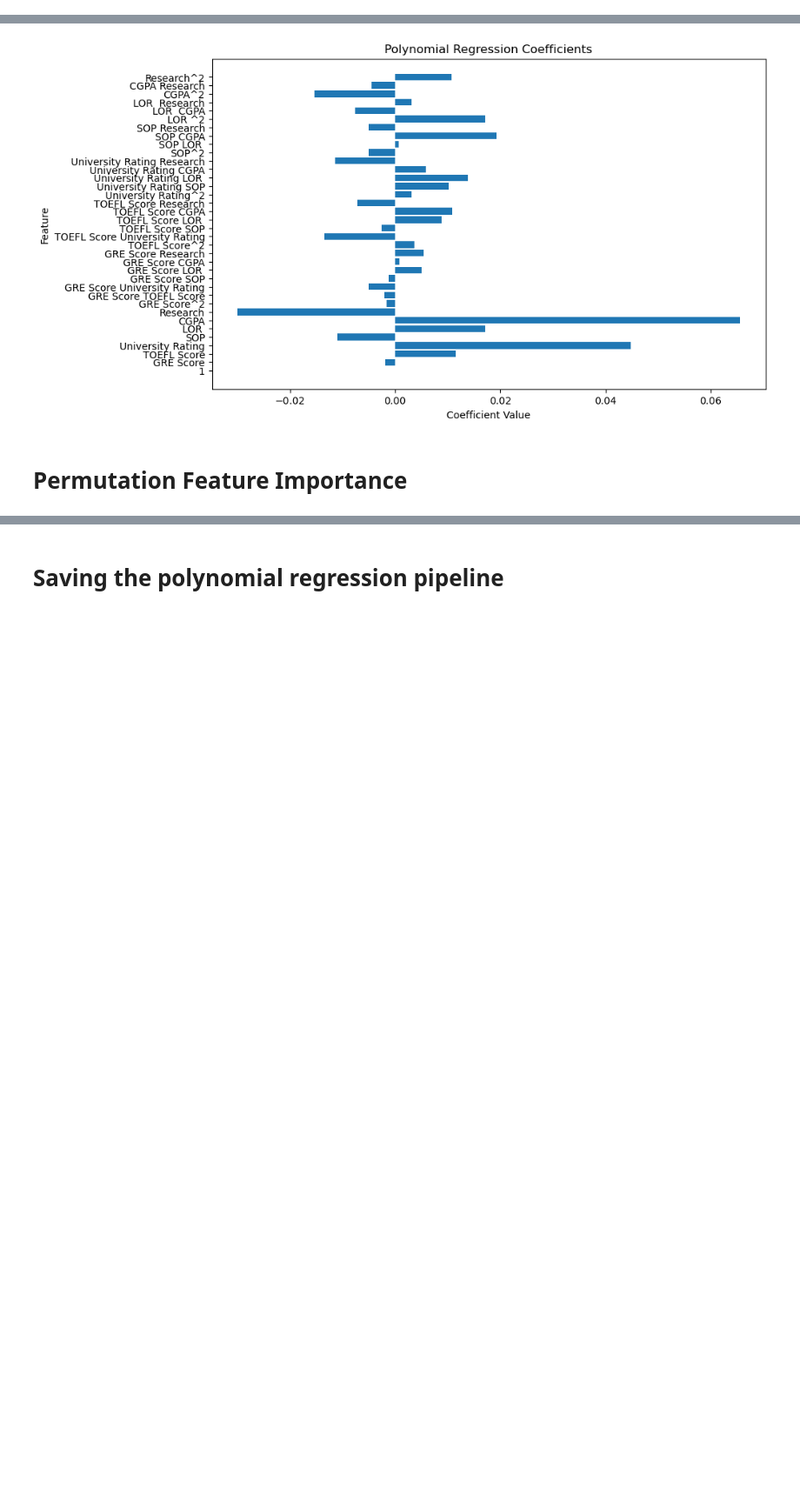
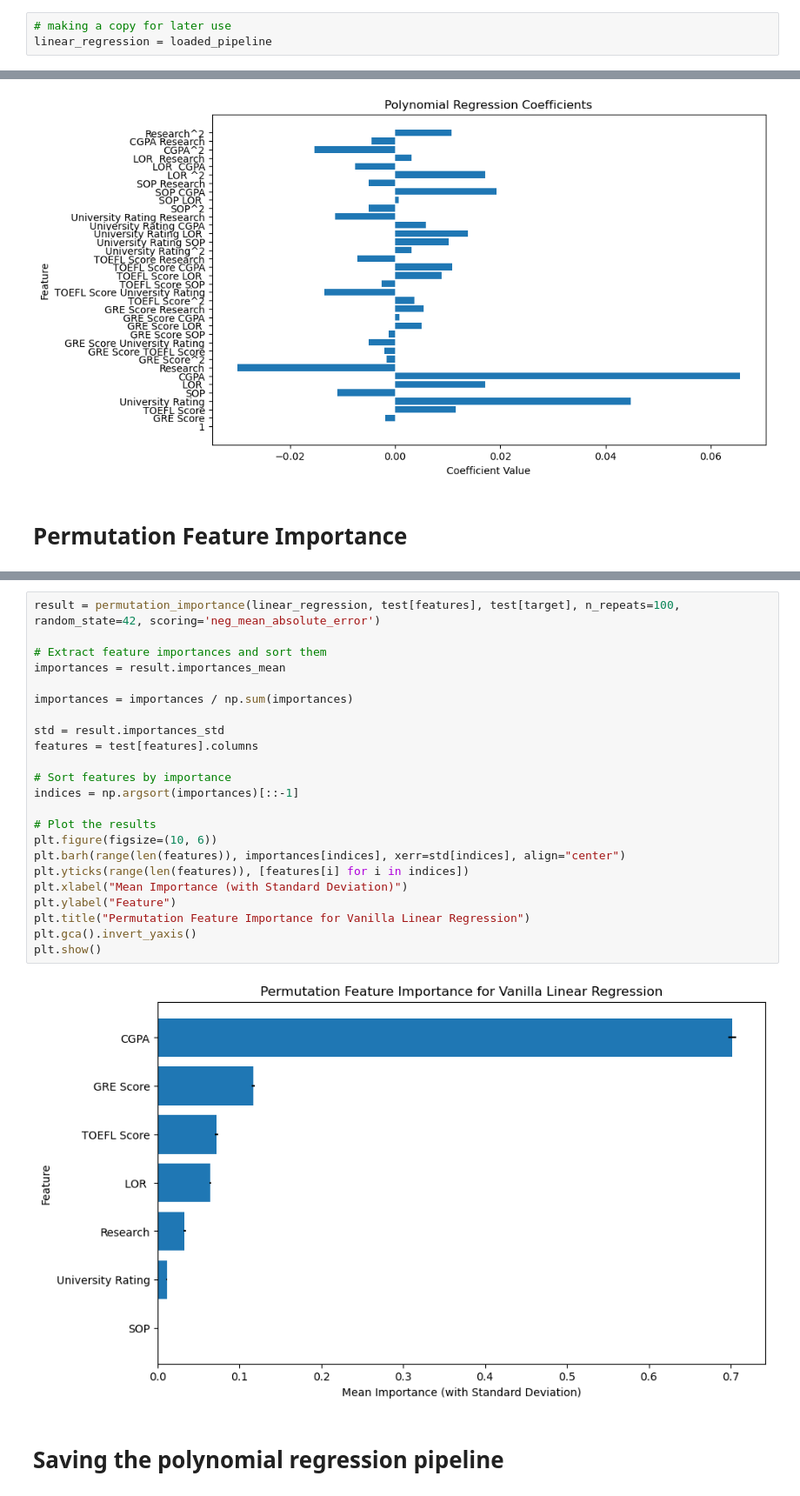
Before and after one commit to SujanNeupane42/DATA-601-Group-Project, a Jupyter notebook: modelling.ipynb, the cells around one changed output, grey strips where cells are left out. Shown at 87% size. Drawn from its saved outputs; the diff is of its cells as text; blank space fills up the shorter version.

```diff
--- a/modelling.ipynb
+++ b/modelling.ipynb
@@ -321,6 +324,9 @@ a_single_sample.columns
 Index(['GRE Score', 'TOEFL Score', 'University Rating', 'SOP', 'LOR ', 'CGPA',
        'Research'],
       dtype='object')
+# %%
+# making a copy for later use
+linear_regression = loaded_pipeline
 # %% [markdown]
 # Polynomial Regression
 # %%
@@ -539,3 +537,28 @@ plt.show()
+# %%
+result = permutation_importance(linear_regression, test[features], test[target], n_repeats=100, random_state=42, scoring='neg_mean_absolute_error')
+
+# Extract feature importances and sort them
+importances = result.importances_mean
+
+importances = importances / np.sum(importances)
+
+std = result.importances_std
+features = test[features].columns
+
+# Sort features by importance
+indices = np.argsort(importances)[::-1]
+
+# Plot the results
+plt.figure(figsize=(10, 6))
+plt.barh(range(len(features)), importances[indices], xerr=std[indices], align="center")
+plt.yticks(range(len(features)), [features[i] for i in indices])
+plt.xlabel("Mean Importance (with Standard Deviation)")
+plt.ylabel("Feature")
+plt.title("Permutation Feature Importance for Vanilla Linear Regression")
+plt.gca().invert_yaxis()
+plt.show()
+# %% [output]
+[figure, added]
 # %% [markdown]
 # Saving the polynomial regression pipeline
 # %%
```
Also changed, not shown: parts of 7 cells of this notebook, 1 other file.
